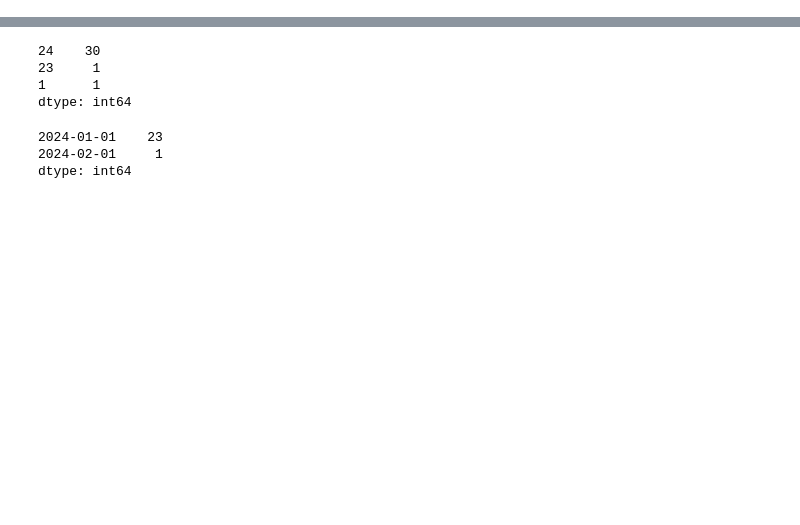
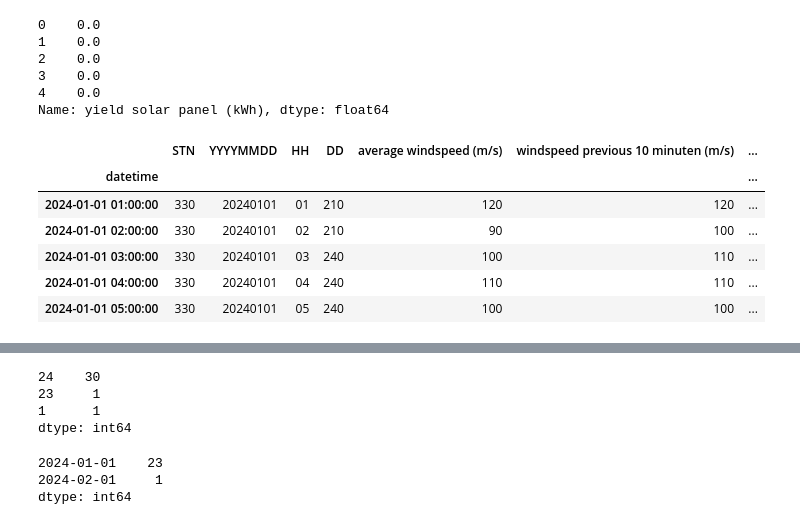
Before and after one commit to SoleilUmwiza92/Solar-Panel-Project, a Jupyter notebook: Energy/WeatherModel.ipynb, the cells around one changed output, grey strips where cells are left out. Saved outputs shown, nothing was run; the diff lists cells and outputs as text; code cells hidden in the pictures; blank space fills up the shorter version.

```diff
--- a/Energy/WeatherModel.ipynb
+++ b/Energy/WeatherModel.ipynb
@@ -30,3 +30,19 @@ def parse_datetime(row):
 
 df["datetime"] = df.apply(parse_datetime, axis=1)
 df.set_index("datetime", inplace=True)
+# %%
+# New column names
+new_column_names = {
+    'FH' : 'average windspeed (m/s)',
+    'FF' : 'windspeed previous 10 minuten (m/s)',
+    'FX' : 'highest windspeed (m/s)',
+    'T'  : 'temperature_C',
+    'SQ' : 'duration of sunshine (h)',
+    'Q'  : 'global_radiation_KW',
+    'P'  : 'air pressure (Pa)',
+    'N'  : 'cloud cover (-)',
+    'U'  : 'relative humidity (in percentages)'
+}
+df = df.rename(columns = new_column_names)
+# %%
+yeild_data_df=pd.read_csv('data_experimenting/df_with_calculations.csv',index_col=0)
@@ -33,2 +58,25 @@ df.set_index("datetime", inplace=True)
+# %%
+energy_demand=yeild_data_df["yield solar panel (kWh)"]
+# %%
+energy_demand.head()
+# %% [output]
+0    0.0
+1    0.0
+2    0.0
+3    0.0
+4    0.0
+Name: yield solar panel (kWh), dtype: float64
+# %%
+df["energy_demand"]= energy_demand.values
+# %%
+df.head()
+# %% [output]
+|  | STN | YYYYMMDD | HH | DD | average windspeed (m/s) | windspeed previous 10 minuten (m/s) | ... |
+| datetime |  |  |  |  |  |  | ... |
+| 2024-01-01 01:00:00 | 330 | 20240101 | 01 | 210 | 120 | 120 | ... |
+| 2024-01-01 02:00:00 | 330 | 20240101 | 02 | 210 | 90 | 100 | ... |
+| 2024-01-01 03:00:00 | 330 | 20240101 | 03 | 240 | 100 | 110 | ... |
+| 2024-01-01 04:00:00 | 330 | 20240101 | 04 | 240 | 110 | 110 | ... |
+| 2024-01-01 05:00:00 | 330 | 20240101 | 05 | 240 | 100 | 100 | ... |
 # %%
 # Convert raw values
```
Also changed, not shown: parts of 27 cells of this notebook, 5 other files.
